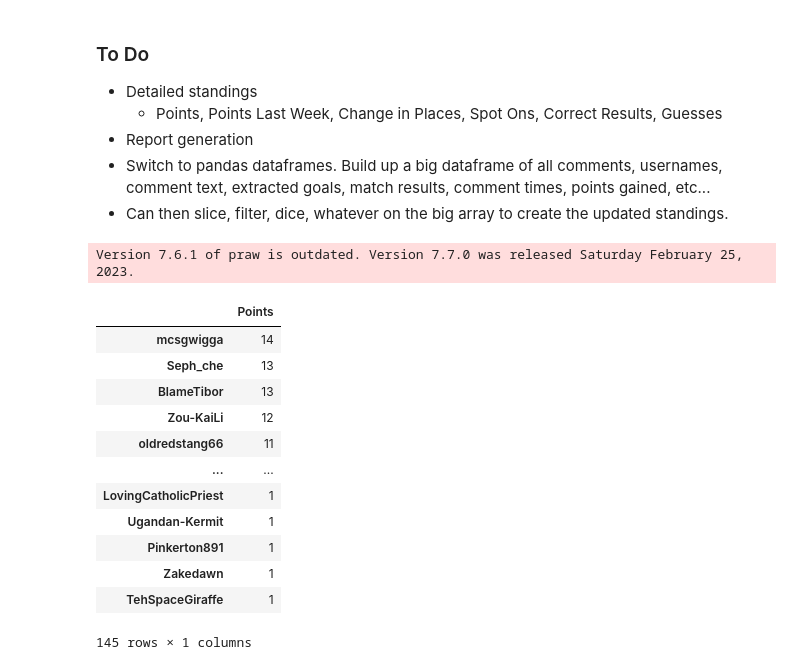
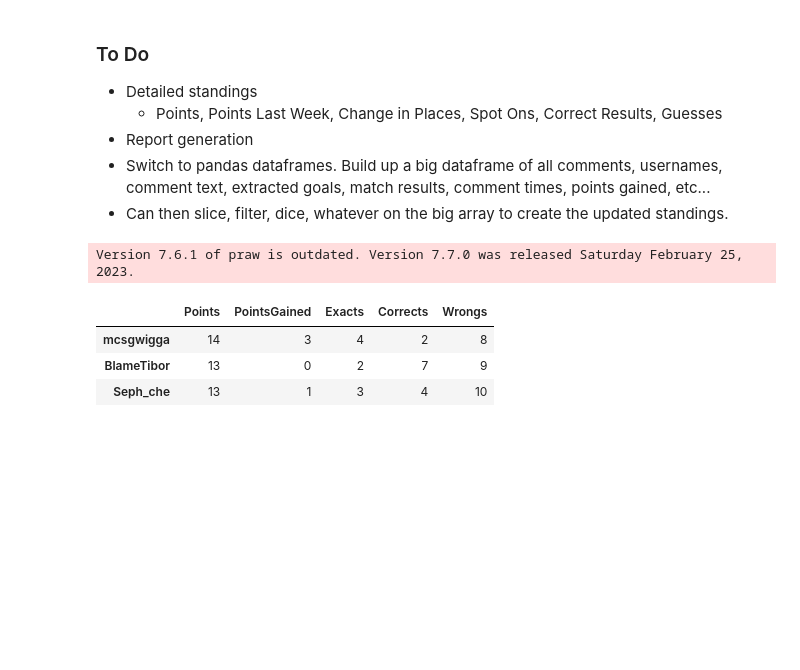
Before and after one commit to julianirwin/predthread, a Jupyter notebook: examples/testing.ipynb, the cells around one changed output. Saved outputs shown, nothing was run; the diff lists cells and outputs as text; code cells hidden in the pictures; blank space fills up the shorter version.

```diff
--- a/examples/testing.ipynb
+++ b/examples/testing.ipynb
@@ -18,4 +19,16 @@ import pandas as pd
 reddit = pt.open_reddit()
 # %% [output]
 Version 7.6.1 of praw is outdated. Version 7.7.0 was released Saturday February 25, 2023.
+# %%
+url_previous_week = "https://www.reddit.com/r/predthreadtest/comments/11por0s/prediction_thread_match_2_southampton_brentford/"
+# url_previous_week = "https://www.reddit.com/r/SaintsFC/comments/10awes0/prediction_thread_18_everton_southapmton/"
+thread = pt.open_thread(reddit, url_previous_week)
+standings = pt.get_standings(thread)
+# %%
+standings
+# %% [output]
+|  | Points | PointsGained | Exacts | Corrects | Wrongs |
+| mcsgwigga | 14 | 3 | 4 | 2 | 8 |
+| BlameTibor | 13 | 0 | 2 | 7 | 9 |
+| Seph_che | 13 | 1 | 3 | 4 | 10 |
 # %%
@@ -34,22 +42,6 @@ conditions = (
     pt.comment_filters.comment_created_before(lineups_posted_time)
 )
 predictions = pt.get_predictions(thread, comment_localtime_cutoff=lineups_posted_time)
-# %%
-pd.DataFrame.from_dict(standings, orient="Index", columns=["Points"])
-# %% [output]
-|  | Points |
-| mcsgwigga | 14 |
-| Seph_che | 13 |
-| BlameTibor | 13 |
-| Zou-KaiLi | 12 |
-| oldredstang66 | 11 |
-| ... | ... |
-| LovingCatholicPriest | 1 |
-| Ugandan-Kermit | 1 |
-| Pinkerton891 | 1 |
-| Zakedawn | 1 |
-| TehSpaceGiraffe | 1 |
-145 rows × 1 columns
 # %%
 predictions
 # %% [output]
```
Also changed, not shown: parts of 7 cells of this notebook, 7 other files.
